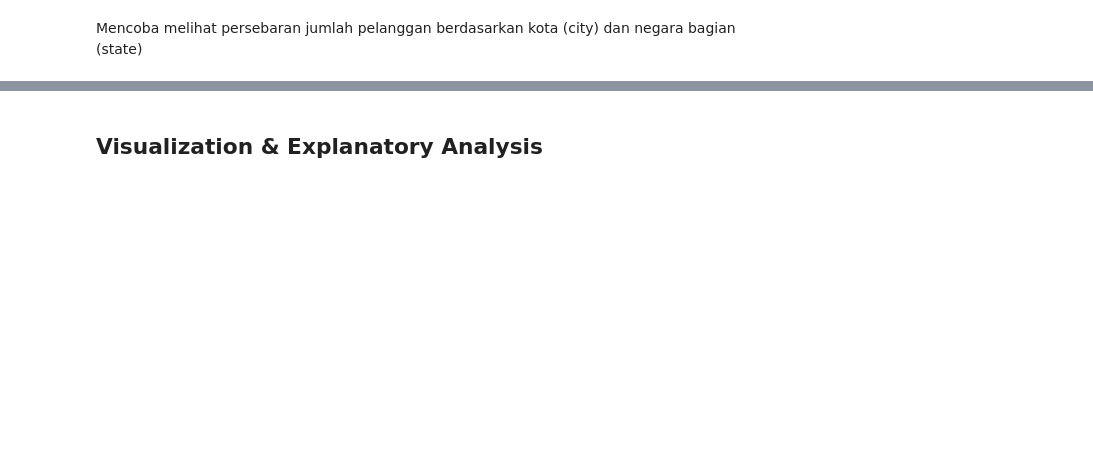
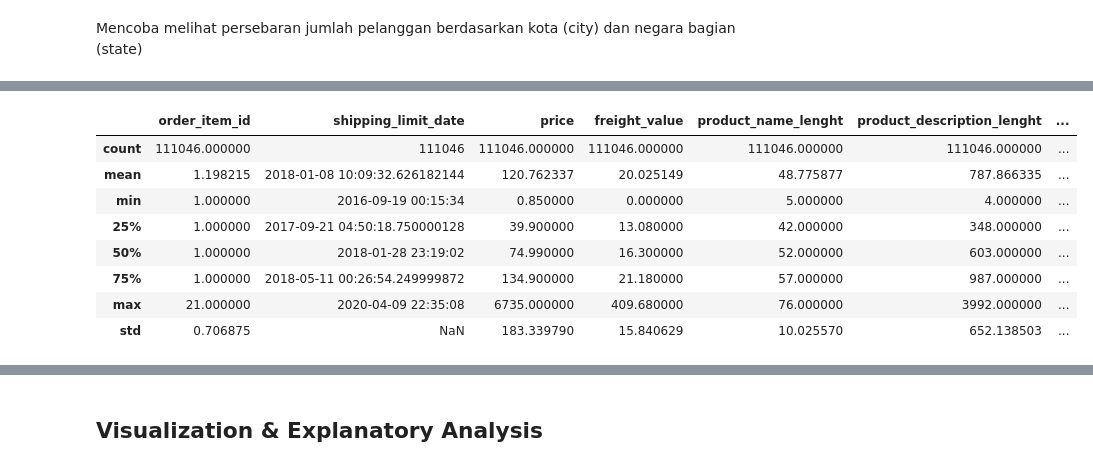
Before and after one commit to diahpitaaa/Proyek_Analisis_Data, a Jupyter notebook: Proyek_Analisis_Data.ipynb, the cells around one changed output, grey strips where cells are left out. Drawn from its saved outputs; the diff is of its cells as text; code cells hidden in the pictures; blank space fills up the shorter version.

```diff
--- a/Proyek_Analisis_Data.ipynb
+++ b/Proyek_Analisis_Data.ipynb
@@ -39,0 +57,4 @@ orders_df.head()
+# %%
+# Memuat table item order
+item_orders_df = pd.read_csv("https://raw.githubusercontent.com/diahpitaaa/Proyek_Analisis_Data/main/src/order_items_dataset.csv")
+item_orders_df.head()
@@ -41,5 +91,5 @@ orders_df.head()
 #### Table Product
 # %%
 # Memuat table products
-products_df = pd.read_csv("https://raw.githubusercontent.com/diahpitaaa/Proyek_Analisis_Data/main/products_dataset.csv")
+products_df = pd.read_csv("https://raw.githubusercontent.com/diahpitaaa/Proyek_Analisis_Data/main/src/products_dataset.csv")
 products_df.head()
@@ -105,0 +448,4 @@ orders_df.info()
+# %%
+# Mengubah tipe data shipping_limit_date
+item_orders_df['shipping_limit_date'] = pd.to_datetime(item_orders_df['shipping_limit_date'])
+item_orders_df.info()
@@ -131,0 +637,13 @@ print(customer_city, '\n \n', customer_state)
+# %%
+merged_items_product_df = item_orders_df.merge(products_df, on='product_id', how='inner')
+merged_items_product_df.describe()
+# %% [output]
+|  | order_item_id | shipping_limit_date | price | freight_value | product_name_lenght | product_description_lenght | ... |
+| count | 111046.000000 | 111046 | 111046.000000 | 111046.000000 | 111046.000000 | 111046.000000 | ... |
+| mean | 1.198215 | 2018-01-08 10:09:32.626182144 | 120.762337 | 20.025149 | 48.775877 | 787.866335 | ... |
+| min | 1.000000 | 2016-09-19 00:15:34 | 0.850000 | 0.000000 | 5.000000 | 4.000000 | ... |
+| 25% | 1.000000 | 2017-09-21 04:50:18.750000128 | 39.900000 | 13.080000 | 42.000000 | 348.000000 | ... |
+| 50% | 1.000000 | 2018-01-28 23:19:02 | 74.990000 | 16.300000 | 52.000000 | 603.000000 | ... |
+| 75% | 1.000000 | 2018-05-11 00:26:54.249999872 | 134.900000 | 21.180000 | 57.000000 | 987.000000 | ... |
+| max | 21.000000 | 2020-04-09 22:35:08 | 6735.000000 | 409.680000 | 76.000000 | 3992.000000 | ... |
+| std | 0.706875 | NaN | 183.339790 | 15.840629 | 10.025570 | 652.138503 | ... |
```
Also changed, not shown: parts of 87 cells of this notebook.
